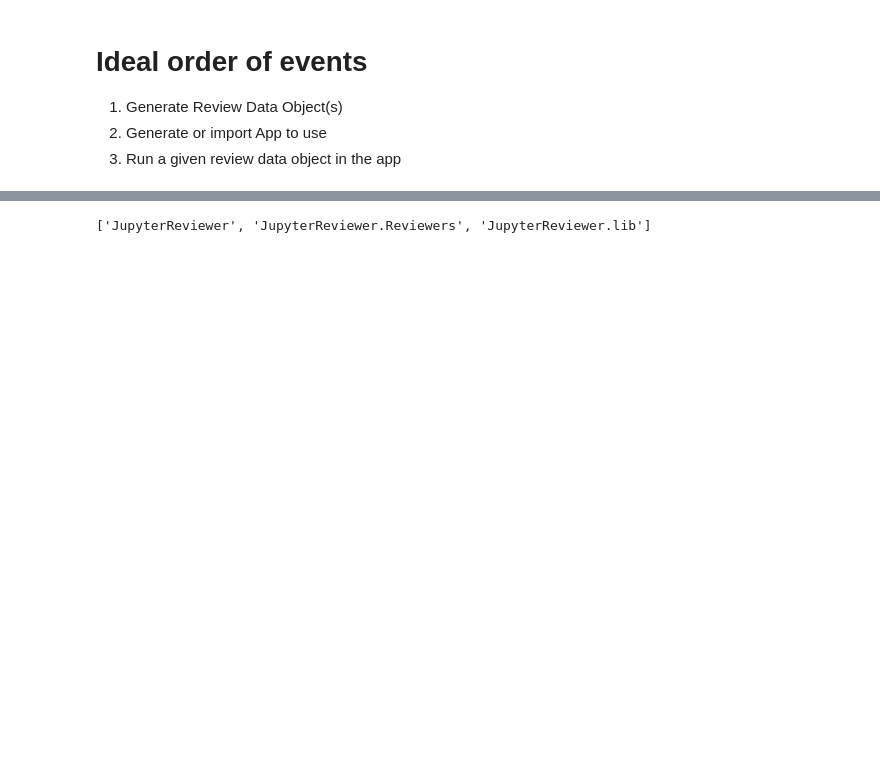
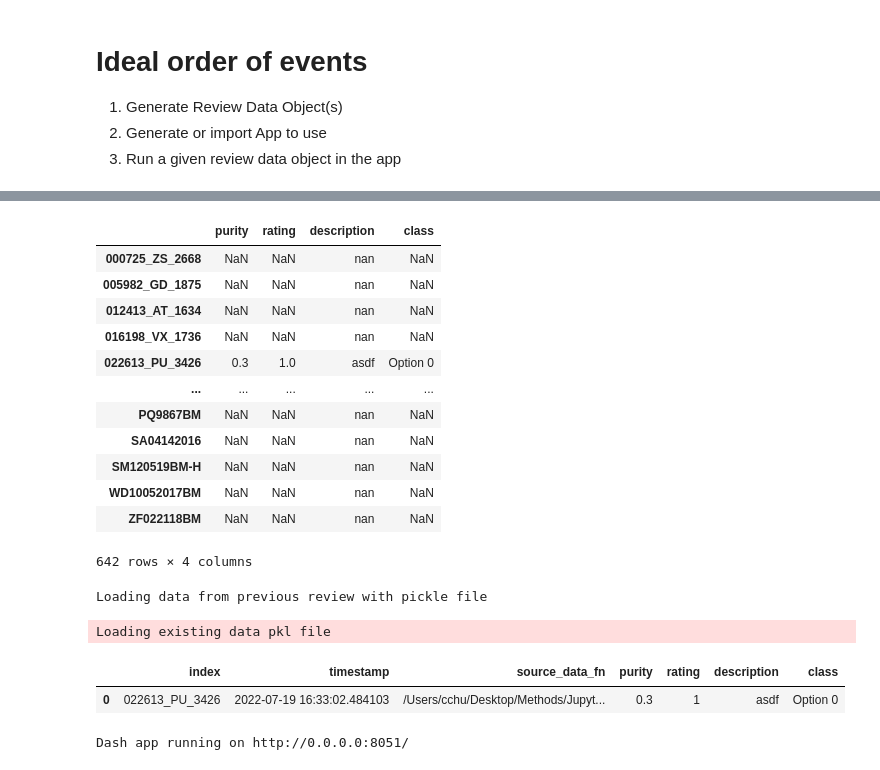
Before and after one commit to getzlab/AnnoMate, a Jupyter notebook: Dev Reviewer.ipynb, the cells around one changed output, grey strips where cells are left out. Cells and saved outputs as stored; diff of their text form; code cells hidden in the pictures; blank space fills up the shorter version.

```diff
--- a/Dev Reviewer.ipynb
+++ b/Dev Reviewer.ipynb
@@ -245,3 +246,26 @@ from JupyterReviewer.ReviewDataApp import AppComponent
+# %%
+class PatientSampleData(Data):
+
+    def __init__(self,
+                 index,
+                 description,
+                 participant_df: pd.DataFrame,
+                 sample_df: pd.DataFrame,
+                 annot_df: pd.DataFrame = None,
+                 annot_col_config_dict = None,
+                 history_df: pd.DataFrame = None,
+                 ):
+        super().__init__(index=index,
+                         description=description,
+                         annot_df=annot_df,
+                         annot_col_config_dict=annot_col_config_dict,
+                         history_df=history_df)
+
+        self.sample_df = sample_df
+        self.participant_df = participant_df
+
+        # check tables are linked, other validation
+        self.participant_col_in_sample = 'participant'
 # %%
 # For pickling to work, need to explicitly define function
 def validate_purity(x):
@@ -336,2 +395,5 @@ class PrebuiltReviewer(ReviewerTemplate):
         self.add_autofill('test-interactive-graph', State('a-slider', 'value'), 'purity')
         self.add_autofill('test-interactive-graph', 'Option 1', 'class')
+# %%
+participant_cchu_purities_df = cchu_purities_df.drop_duplicates(subset='participant').set_index('participant')
+display(participant_cchu_purities_df.head())
@@ -338,13 +409,13 @@ class PrebuiltReviewer(ReviewerTemplate):
 # %%
 test_reviewer = PrebuiltReviewer()
-test_reviewer.set_review_data(review_data_fn = '/Users/cchu/Desktop/Methods/JupyterReviewer/data/Prebuilt_reviewer.Dev_Reviewer.pkl',
+test_reviewer.set_review_data(data_pkl_fn = '/Users/cchu/Desktop/Methods/JupyterReviewer/data/Prebuilt_reviewer.Dev_Reviewer.Data_object_test12.pkl',
                                 description='testing',
-                                df = cchu_purities_df, # optional if directory above already exists.
+                                sample_df=cchu_purities_df,
+                                participant_df=participant_cchu_purities_df,
                              )
-test_reviewer.set_review_data_annotations()
-test_reviewer.set_review_data_annotations_app_display()
+test_reviewer.set_default_review_data_annotations_configuration()
 test_reviewer.set_review_app(test_param='testing param kwargs')
-test_reviewer.set_autofill()
+test_reviewer.set_default_autofill()
 
 # User customization
 test_reviewer.app.add_component(AppComponent('test-add-component', html.Div(html.H1('New component'))))
@@ -365,5 +428,39 @@ interactive_graph_change_lines: testing param kwargs
 # %%
-import setuptools
-setuptools.find_packages(where=".")
+test_reviewer.review_data.data.annot_df
 # %% [output]
+|  | purity | rating | description | class |
+| 000725_ZS_2668 | NaN | NaN | nan | NaN |
+| 005982_GD_1875 | NaN | NaN | nan | NaN |
+| 012413_AT_1634 | NaN | NaN | nan | NaN |
+| 016198_VX_1736 | NaN | NaN | nan | NaN |
+| 022613_PU_3426 | 0.3 | 1.0 | asdf | Option 0 |
+| ... | ... | ... | ... | ... |
+| PQ9867BM | NaN | NaN | nan | NaN |
+| SA04142016 | NaN | NaN | nan | NaN |
+| SM120519BM-H | NaN | NaN | nan | NaN |
+| WD10052017BM | NaN | NaN | nan | NaN |
+| ZF022118BM | NaN | NaN | nan | NaN |
-['JupyterReviewer', 'JupyterReviewer.Reviewers', 'JupyterReviewer.lib']
+642 rows × 4 columns
+# %%
+test2_reviewer = PrebuiltReviewer()
+test2_reviewer.set_review_data(data_pkl_fn = '/Users/cchu/Desktop/Methods/JupyterReviewer/data/Prebuilt_reviewer.Dev_Reviewer.Data_object_test8.copy_annotations.v4.pkl',
+                                description='testing',
+                                sample_df=cchu_purities_df.iloc[:10],
+                                participant_df=participant_cchu_purities_df,
+                               load_existing_data_pkl_fn='/Users/cchu/Desktop/Methods/JupyterReviewer/data/Prebuilt_reviewer.Dev_Reviewer.Data_object_test8.pkl'
+                             )
+test2_reviewer.set_default_review_data_annotations_configuration()
+test2_reviewer.set_review_app(test_param='testing param kwargs')
+test2_reviewer.set_default_autofill()
+# %% [output]
+Loading data from previous review with pickle file
+Loading existing data pkl file
+# %%
+test2_reviewer.review_data.data.history_df
+# %% [output]
+|  | index | timestamp | source_data_fn | purity | rating | description | class |
+| 0 | 022613_PU_3426 | 2022-07-19 16:33:02.484103 | /Users/cchu/Desktop/Methods/Jupyt... | 0.3 | 1 | asdf | Option 0 |
+# %%
+test2_reviewer.run(port=8051)
+# %% [output]
+Dash app running on http://0.0.0.0:8051/
```
Also changed, not shown: parts of 10 cells of this notebook, 1 other file.
